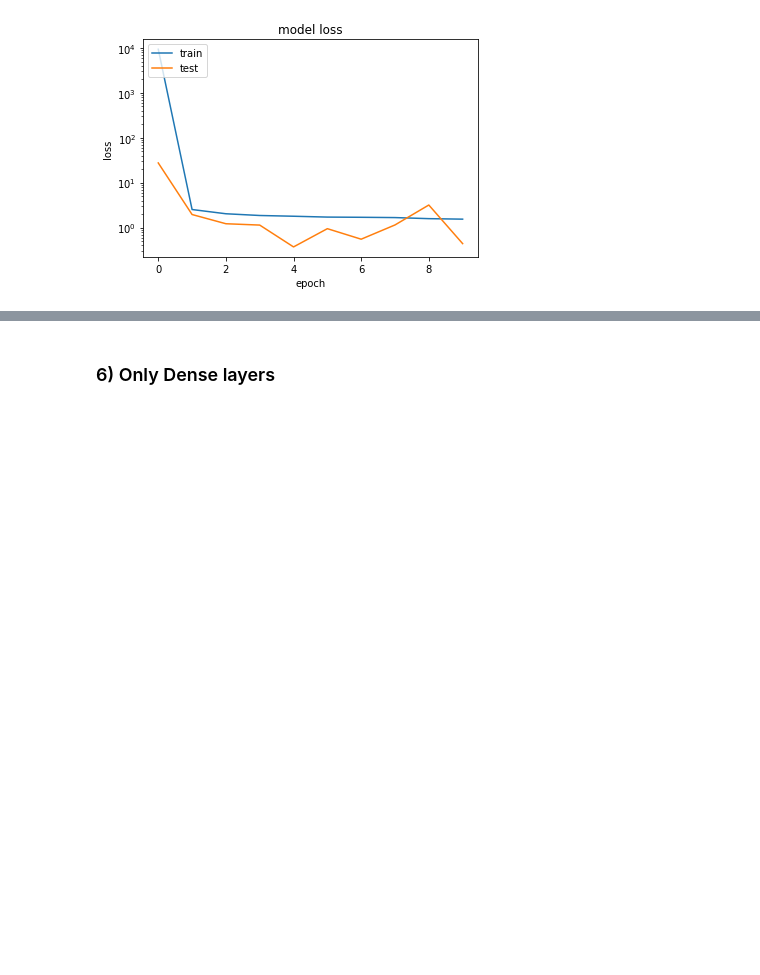
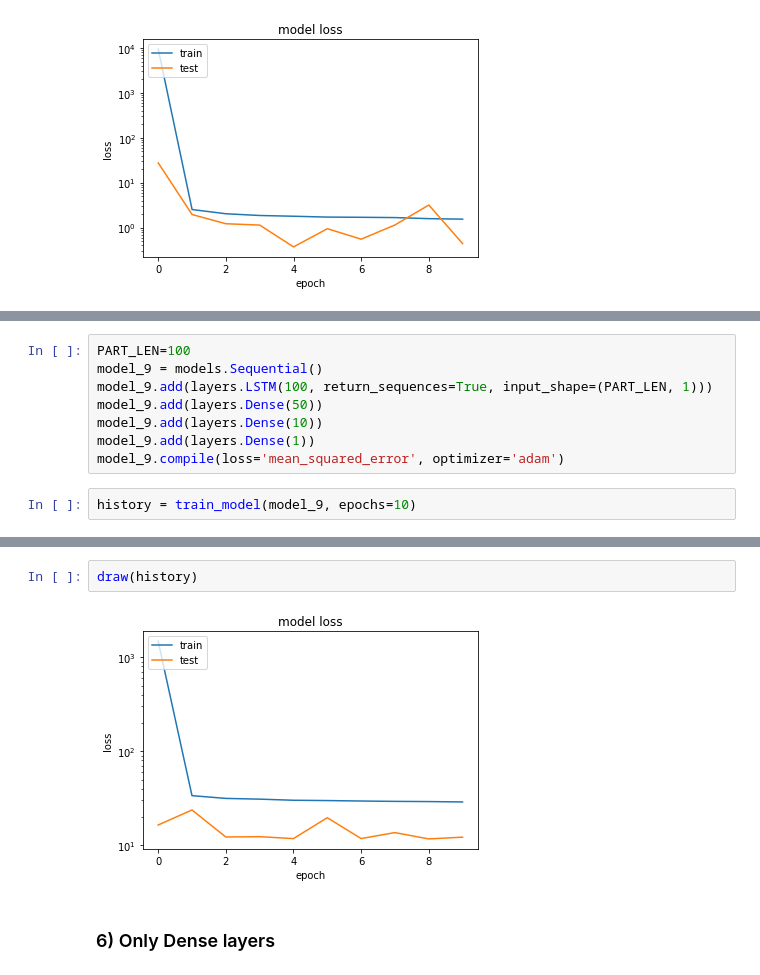
Before and after one commit to koz1ov/discrete_structures_prac, a Jupyter notebook: prac.ipynb, the cells around one changed output, grey strips where cells are left out. Cells and saved outputs as stored; diff of their text form; blank space fills up the shorter version.

```diff
--- a/prac.ipynb
+++ b/prac.ipynb
@@ -221,0 +259,10 @@ draw(history)
+# %%
+PART_LEN=100
+model_9 = models.Sequential()
+model_9.add(layers.LSTM(100, return_sequences=True, input_shape=(PART_LEN, 1)))
+model_9.add(layers.Dense(50))
+model_9.add(layers.Dense(10))
+model_9.add(layers.Dense(1))
+model_9.compile(loss='mean_squared_error', optimizer='adam')
+# %%
+history = train_model(model_9, epochs=10)
@@ -222,3 +290,7 @@ draw(history)
+# %%
+draw(history)
+# %% [output]
+[figure, added]
 # %% [markdown]
 ### 6) Only Dense layers
 # %%
```
Also changed, not shown: parts of 6 cells of this notebook.
